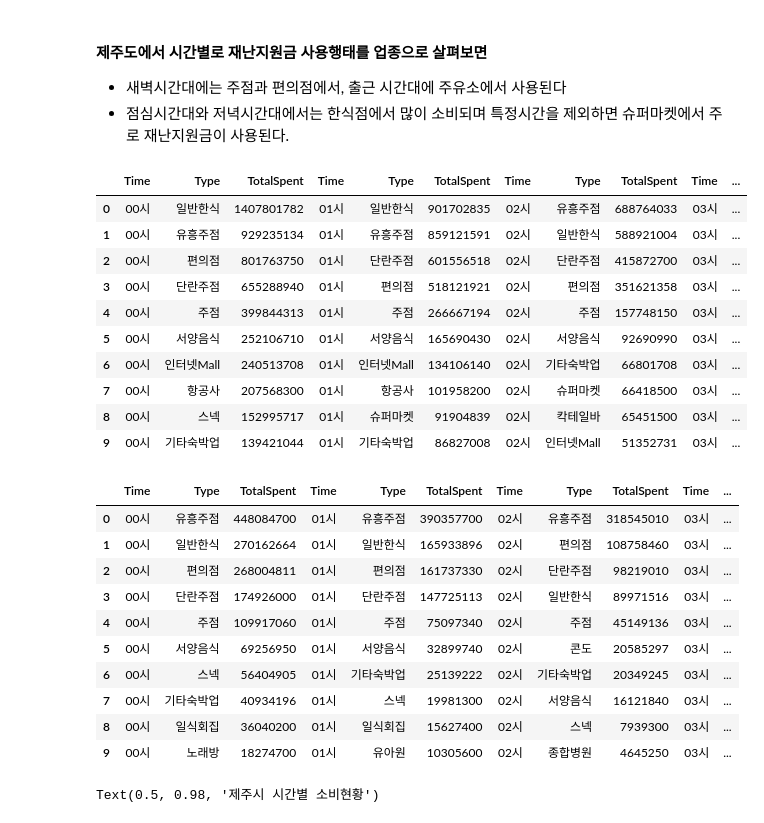
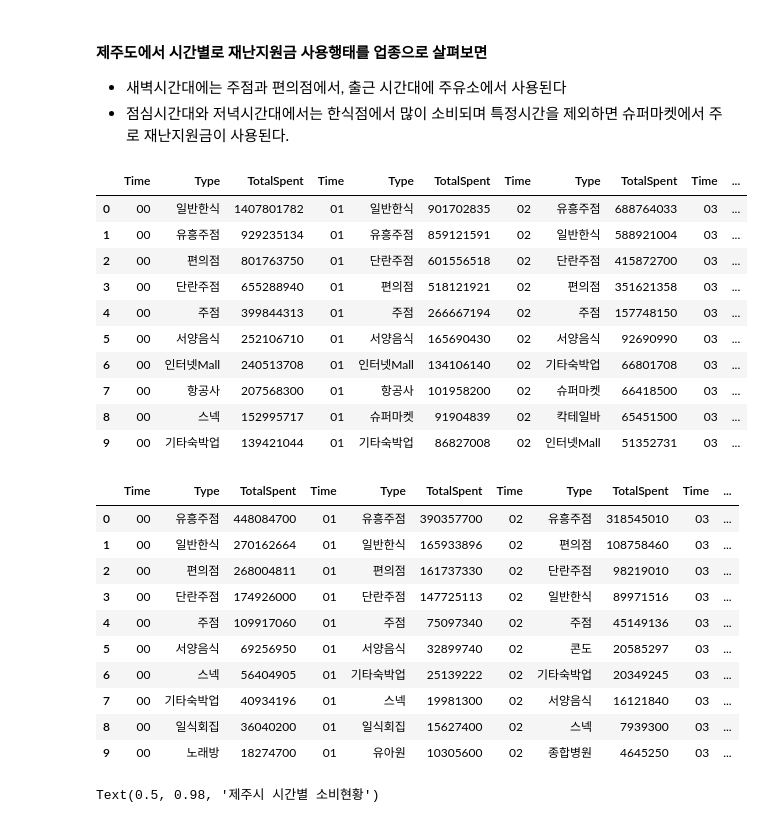
Before and after one commit to Yenabeam/JejuEda_DACON, a Jupyter notebook: 3. results/jeju_consumption_eda.ipynb, the cells around one changed output. Drawn from its saved outputs; the diff is of its cells as text; code cells hidden in the pictures.

Commit message:
'include_time_cut_graph_ver3'

```diff
--- a/3. results/jeju_consumption_eda.ipynb
+++ b/3. results/jeju_consumption_eda.ipynb
@@ -174,10 +174,10 @@ df_total=[]
 for i in range(24):
     if i < 10:
         i= '0'+ str(i)
-        df_temp = df_time('DisSpent', i+'시')
+        df_temp = df_time('DisSpent', i)
         df_total.append(df_temp)
     else:
-        df_temp = df_time('DisSpent', str(i) +'시')
+        df_temp = df_time('DisSpent', str(i))
         df_total.append(df_temp)
 
 pd.options.display.max_columns = len(pd.concat(df_total, axis=1).drop(['index'], axis=1).columns)
@@ -241,55 +231,55 @@ def df_time(a,b,c):
 # %%
 # 전체 시간별, 제주시 업종별 상위 10개 총사용금액을 보여줌(총사용금액)
 df_total=[]
 for i in range(24):
     if i < 10:
         i= '0'+ str(i)
-        df_temp = df_time('제주시', 'TotalSpent', i +'시')
+        df_temp = df_time('제주시', 'TotalSpent', i )
         df_total.append(df_temp)
     else:
-        df_temp = df_time('제주시', 'TotalSpent', str(i)+'시')
+        df_temp = df_time('제주시', 'TotalSpent', str(i))
         df_total.append(df_temp)
 
 pd.options.display.max_columns = len(pd.concat(df_total, axis=1).drop(['index'], axis=1).columns)
 pd.concat(df_total, axis=1).drop(['index'], axis=1)
 # %% [output]
 |  | Time | Type | TotalSpent | Time | Type | TotalSpent | Time | Type | TotalSpent | Time | ... |
-| 0 | 00시 | 일반한식 | 1407801782 | 01시 | 일반한식 | 901702835 | 02시 | 유흥주점 | 688764033 | 03시 | ... |
-| 1 | 00시 | 유흥주점 | 929235134 | 01시 | 유흥주점 | 859121591 | 02시 | 일반한식 | 588921004 | 03시 | ... |
-| 2 | 00시 | 편의점 | 801763750 | 01시 | 단란주점 | 601556518 | 02시 | 단란주점 | 415872700 | 03시 | ... |
-| 3 | 00시 | 단란주점 | 655288940 | 01시 | 편의점 | 518121921 | 02시 | 편의점 | 351621358 | 03시 | ... |
-| 4 | 00시 | 주점 | 399844313 | 01시 | 주점 | 266667194 | 02시 | 주점 | 157748150 | 03시 | ... |
-| 5 | 00시 | 서양음식 | 252106710 | 01시 | 서양음식 | 165690430 | 02시 | 서양음식 | 92690990 | 03시 | ... |
-| 6 | 00시 | 인터넷Mall | 240513708 | 01시 | 인터넷Mall | 134106140 | 02시 | 기타숙박업 | 66801708 | 03시 | ... |
-| 7 | 00시 | 항공사 | 207568300 | 01시 | 항공사 | 101958200 | 02시 | 슈퍼마켓 | 66418500 | 03시 | ... |
-| 8 | 00시 | 스넥 | 152995717 | 01시 | 슈퍼마켓 | 91904839 | 02시 | 칵테일바 | 65451500 | 03시 | ... |
-| 9 | 00시 | 기타숙박업 | 139421044 | 01시 | 기타숙박업 | 86827008 | 02시 | 인터넷Mall | 51352731 | 03시 | ... |
+| 0 | 00 | 일반한식 | 1407801782 | 01 | 일반한식 | 901702835 | 02 | 유흥주점 | 688764033 | 03 | ... |
+| 1 | 00 | 유흥주점 | 929235134 | 01 | 유흥주점 | 859121591 | 02 | 일반한식 | 588921004 | 03 | ... |
+| 2 | 00 | 편의점 | 801763750 | 01 | 단란주점 | 601556518 | 02 | 단란주점 | 415872700 | 03 | ... |
+| 3 | 00 | 단란주점 | 655288940 | 01 | 편의점 | 518121921 | 02 | 편의점 | 351621358 | 03 | ... |
+| 4 | 00 | 주점 | 399844313 | 01 | 주점 | 266667194 | 02 | 주점 | 157748150 | 03 | ... |
+| 5 | 00 | 서양음식 | 252106710 | 01 | 서양음식 | 165690430 | 02 | 서양음식 | 92690990 | 03 | ... |
+| 6 | 00 | 인터넷Mall | 240513708 | 01 | 인터넷Mall | 134106140 | 02 | 기타숙박업 | 66801708 | 03 | ... |
+| 7 | 00 | 항공사 | 207568300 | 01 | 항공사 | 101958200 | 02 | 슈퍼마켓 | 66418500 | 03 | ... |
+| 8 | 00 | 스넥 | 152995717 | 01 | 슈퍼마켓 | 91904839 | 02 | 칵테일바 | 65451500 | 03 | ... |
+| 9 | 00 | 기타숙박업 | 139421044 | 01 | 기타숙박업 | 86827008 | 02 | 인터넷Mall | 51352731 | 03 | ... |
 # %%
 # 전체 시간별, 서귀포시 업종별 상위 10개 총사용금액을 보여줌(총사용금액)
 df_total=[]
 for i in range(24):
     if i < 10:
         i= '0'+ str(i)
-        df_temp = df_time('서귀포시', 'TotalSpent', i +'시')
+        df_temp = df_time('서귀포시', 'TotalSpent', i )
         df_total.append(df_temp)
     else:
-        df_temp = df_time('서귀포시', 'TotalSpent', str(i) +'시')
+        df_temp = df_time('서귀포시', 'TotalSpent', str(i))
         df_total.append(df_temp)
 
 pd.options.display.max_columns = len(pd.concat(df_total, axis=1).drop(['index'], axis=1).columns)
 pd.concat(df_total, axis=1).drop(['index'], axis=1)
 # %% [output]
 |  | Time | Type | TotalSpent | Time | Type | TotalSpent | Time | Type | TotalSpent | Time | ... |
-| 0 | 00시 | 유흥주점 | 448084700 | 01시 | 유흥주점 | 390357700 | 02시 | 유흥주점 | 318545010 | 03시 | ... |
-| 1 | 00시 | 일반한식 | 270162664 | 01시 | 일반한식 | 165933896 | 02시 | 편의점 | 108758460 | 03시 | ... |
-| 2 | 00시 | 편의점 | 268004811 | 01시 | 편의점 | 161737330 | 02시 | 단란주점 | 98219010 | 03시 | ... |
-| 3 | 00시 | 단란주점 | 174926000 | 01시 | 단란주점 | 147725113 | 02시 | 일반한식 | 89971516 | 03시 | ... |
-| 4 | 00시 | 주점 | 109917060 | 01시 | 주점 | 75097340 | 02시 | 주점 | 45149136 | 03시 | ... |
-| 5 | 00시 | 서양음식 | 69256950 | 01시 | 서양음식 | 32899740 | 02시 | 콘도 | 20585297 | 03시 | ... |
-| 6 | 00시 | 스넥 | 56404905 | 01시 | 기타숙박업 | 25139222 | 02시 | 기타숙박업 | 20349245 | 03시 | ... |
-| 7 | 00시 | 기타숙박업 | 40934196 | 01시 | 스넥 | 19981300 | 02시 | 서양음식 | 16121840 | 03시 | ... |
-| 8 | 00시 | 일식회집 | 36040200 | 01시 | 일식회집 | 15627400 | 02시 | 스넥 | 7939300 | 03시 | ... |
-| 9 | 00시 | 노래방 | 18274700 | 01시 | 유아원 | 10305600 | 02시 | 종합병원 | 4645250 | 03시 | ... |
+| 0 | 00 | 유흥주점 | 448084700 | 01 | 유흥주점 | 390357700 | 02 | 유흥주점 | 318545010 | 03 | ... |
+| 1 | 00 | 일반한식 | 270162664 | 01 | 일반한식 | 165933896 | 02 | 편의점 | 108758460 | 03 | ... |
+| 2 | 00 | 편의점 | 268004811 | 01 | 편의점 | 161737330 | 02 | 단란주점 | 98219010 | 03 | ... |
+| 3 | 00 | 단란주점 | 174926000 | 01 | 단란주점 | 147725113 | 02 | 일반한식 | 89971516 | 03 | ... |
+| 4 | 00 | 주점 | 109917060 | 01 | 주점 | 75097340 | 02 | 주점 | 45149136 | 03 | ... |
+| 5 | 00 | 서양음식 | 69256950 | 01 | 서양음식 | 32899740 | 02 | 콘도 | 20585297 | 03 | ... |
+| 6 | 00 | 스넥 | 56404905 | 01 | 기타숙박업 | 25139222 | 02 | 기타숙박업 | 20349245 | 03 | ... |
+| 7 | 00 | 기타숙박업 | 40934196 | 01 | 스넥 | 19981300 | 02 | 서양음식 | 16121840 | 03 | ... |
+| 8 | 00 | 일식회집 | 36040200 | 01 | 일식회집 | 15627400 | 02 | 스넥 | 7939300 | 03 | ... |
+| 9 | 00 | 노래방 | 18274700 | 01 | 유아원 | 10305600 | 02 | 종합병원 | 4645250 | 03 | ... |
 # %%
 df_total_graph=[]
 for i in list(('새벽', '오전', '점심', '오후', '저녁', '심야')):
```
Also changed, not shown: parts of 4 cells of this notebook.
